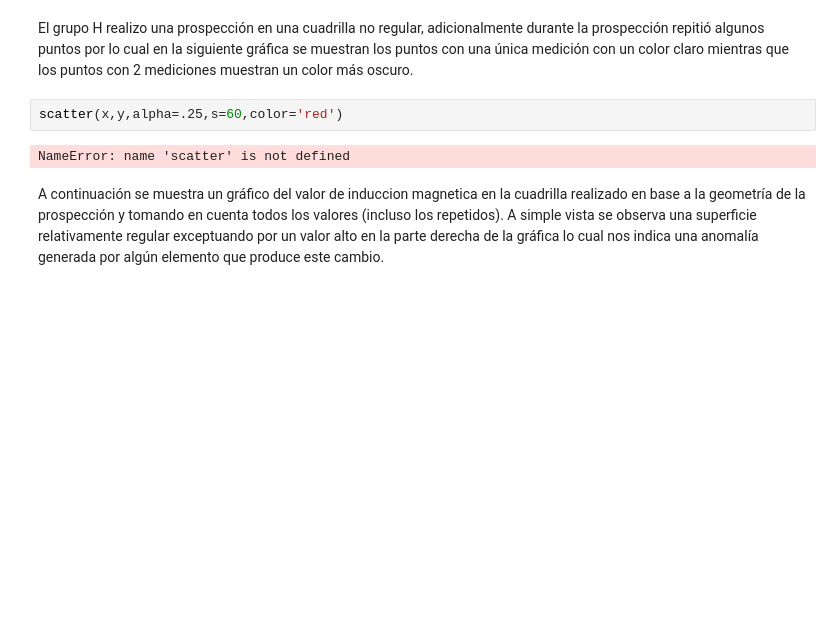
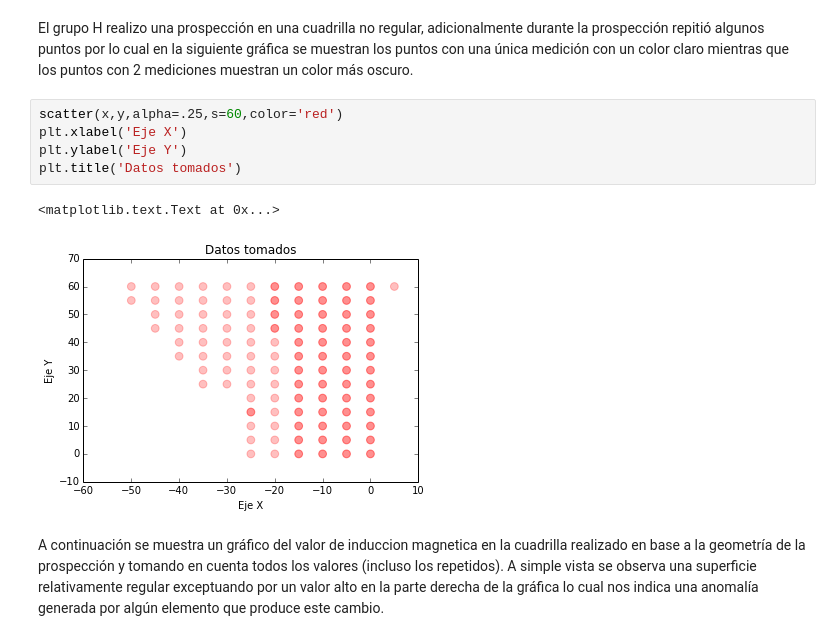
Before and after one commit to SbastianGarzon/FieldWork_DataAnalysis, a Jupyter notebook: Magnetometry/Magnetometria_H.ipynb, the cells around one changed output. Cells and saved outputs as stored; diff of their text form; blank space fills up the shorter version.

```diff
--- a/Magnetometry/Magnetometria_H.ipynb
+++ b/Magnetometry/Magnetometria_H.ipynb
@@ -108,8 +106,12 @@ NameError: name 'csv' is not defined
 El grupo H realizo una prospección en una cuadrilla no regular, adicionalmente durante la prospección repitió algunos puntos por lo cual en la siguiente gráfica se muestran los puntos con una única medición con un color claro mientras que los puntos con 2 mediciones muestran un color más oscuro.
 # %%
 scatter(x,y,alpha=.25,s=60,color='red')
+plt.xlabel('Eje X')
+plt.ylabel('Eje Y')
+plt.title('Datos tomados')
 # %% [output]
-NameError: name 'scatter' is not defined
+<matplotlib.text.Text at 0x...>
+[figure, added]
 # %% [markdown]
 A continuación se muestra un gráfico del valor de induccion magnetica en la cuadrilla realizado en base a la geometría de la prospección y tomando en cuenta todos los valores (incluso los repetidos). A simple vista se observa una superficie relativamente regular exceptuando por un valor alto en la parte derecha de la gráfica lo cual nos indica una anomalía generada por algún elemento que produce este cambio.
 # %%
```
Also changed, not shown: parts of 7 cells of this notebook.
